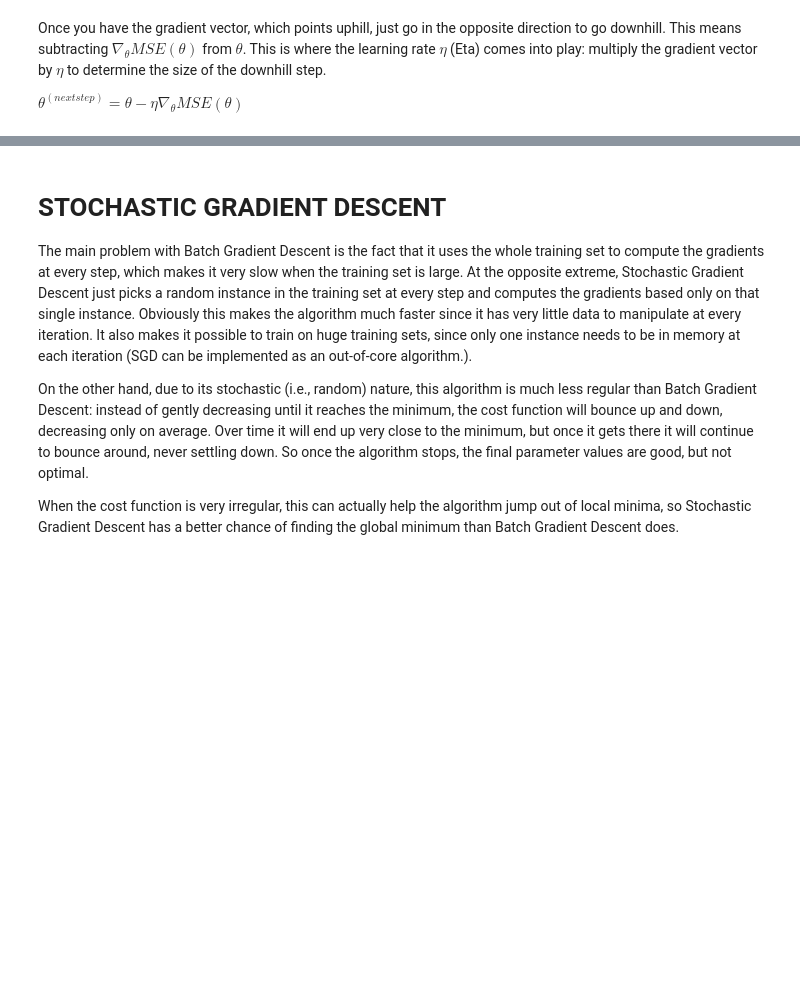
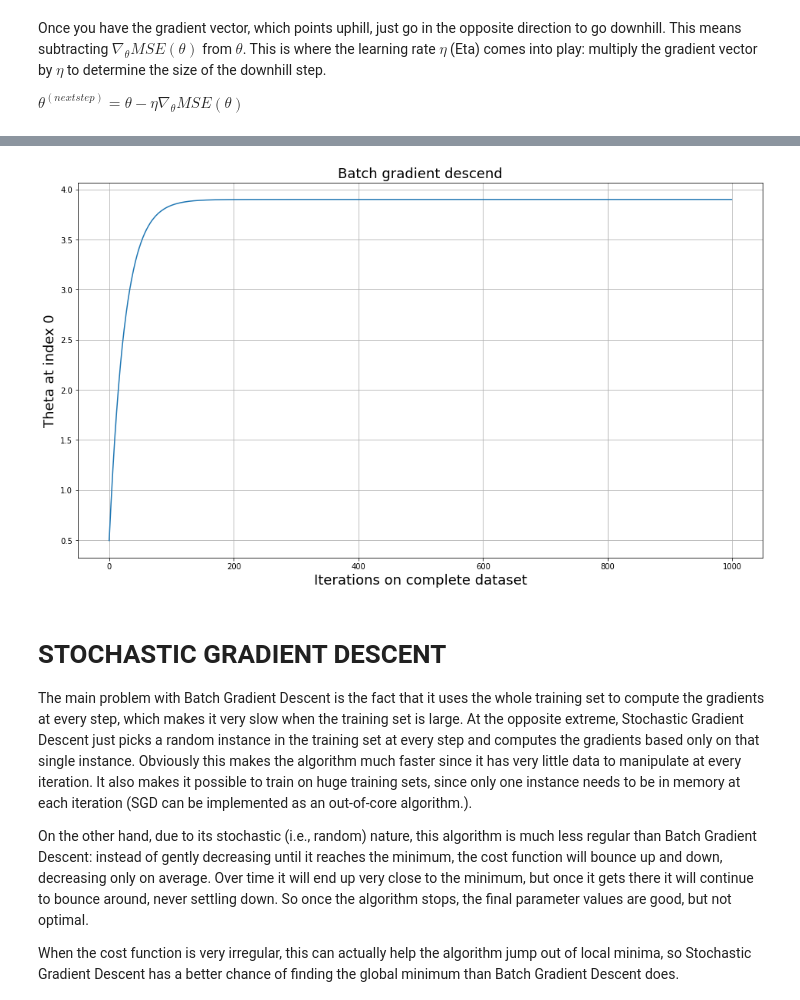
Before and after one commit to Ismaril/training, a Jupyter notebook: AI/ML_DL_book/04_training_models_mathematics.ipynb, the cells around one changed output, grey strips where cells are left out. Drawn from its saved outputs; the diff is of its cells as text; code cells hidden in the pictures; blank space fills up the shorter version.

```diff
--- a/AI/ML_DL_book/04_training_models_mathematics.ipynb
+++ b/AI/ML_DL_book/04_training_models_mathematics.ipynb
@@ -304,3 +312,19 @@ Theta best with 0.3lr
+# %%
+def plot_theta_progress(title, theta_container, set_axis=False, axis=None):
+    plt.figure(figsize=(16, 9))
+    plt.grid()
+    plt.ylabel("Theta at index 0", fontsize=18)
+    plt.xlabel("Iterations on complete dataset", fontsize=18)
+    if set_axis:
+        plt.axis(axis)
+    plt.title(title, fontsize=18)
+    plt.plot(theta_container)
+    plt.show()
+
+
+plot_theta_progress("Batch gradient descend", theta_batchGD_parm0)
+# %% [output]
+[figure, added]
 # %% [markdown]
  # STOCHASTIC GRADIENT DESCENT
  The main problem with Batch Gradient Descent is the fact that it uses the whole training set to compute the gradients at every step, which makes it very slow when the training set is large. At the opposite extreme, Stochastic Gradient Descent just picks a random instance in the training set at every step and computes the gradients based only on that single instance. Obviously this makes the algorithm much faster since it has very little data to manipulate at every iteration. It also makes it possible to train on huge training sets, since only one instance needs to be in memory at each iteration (SGD can be implemented as an out-of-core algorithm.).
```
Also changed, not shown: parts of 28 cells of this notebook.
